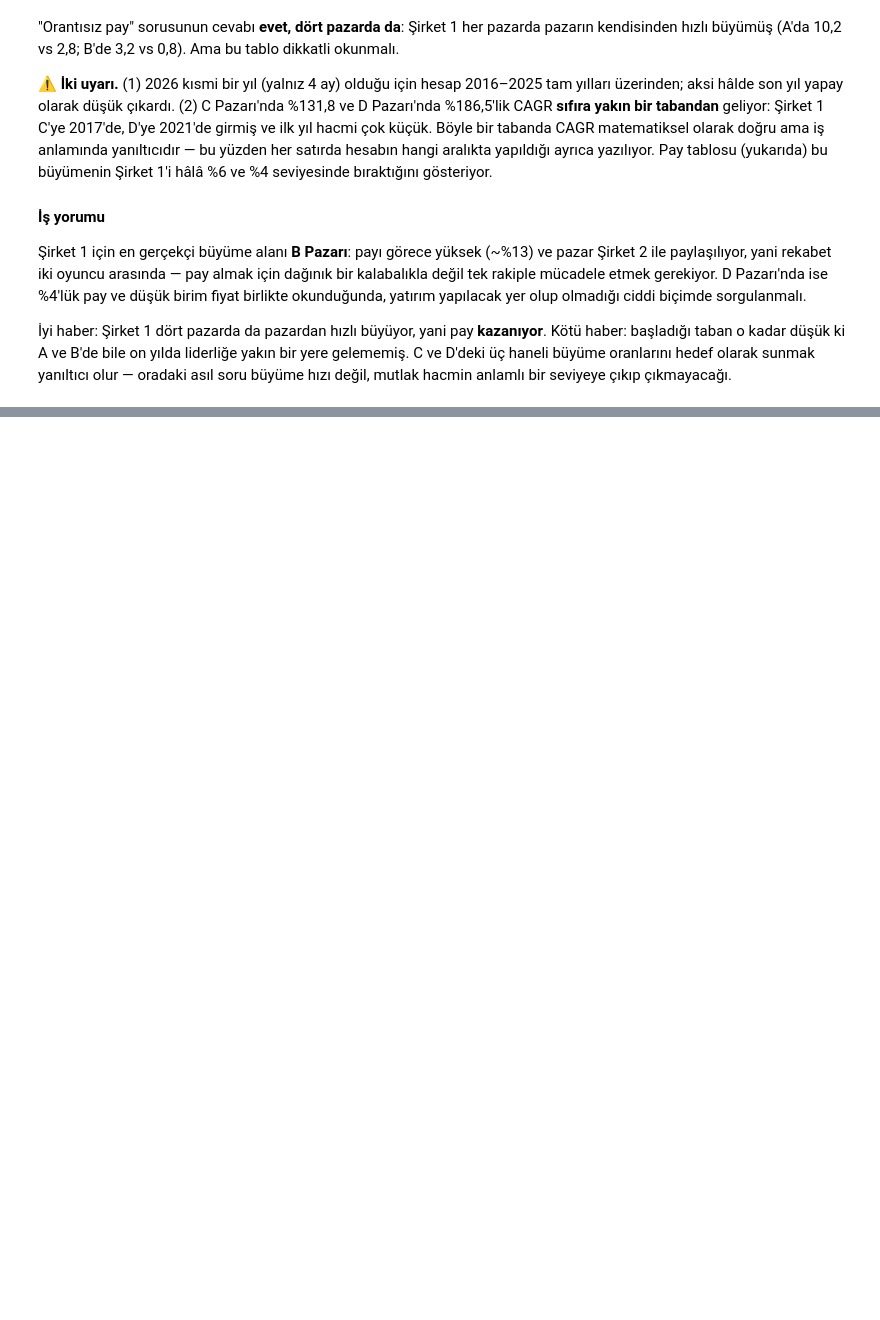
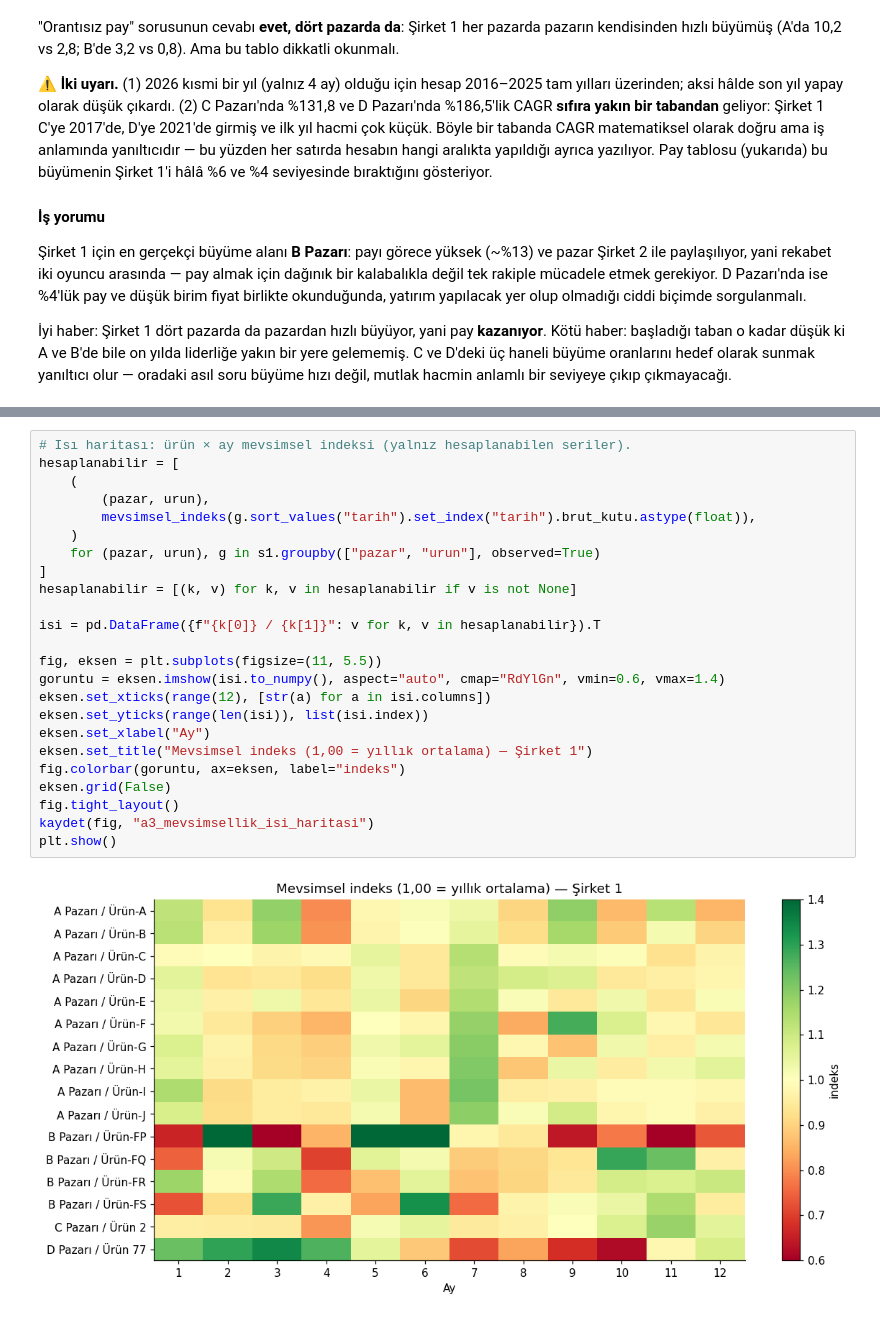
Before and after one commit to berkincetin/rag-demo, a Jupyter notebook: notebooks/analiz.ipynb, the cells around one changed output, grey strips where cells are left out. Drawn from its saved outputs; the diff is of its cells as text; blank space fills up the shorter version.

```diff
--- a/notebooks/analiz.ipynb
+++ b/notebooks/analiz.ipynb
@@ -398,0 +462,26 @@ seviyeye çıkıp çıkmayacağı.
+# %%
+# Isı haritası: ürün × ay mevsimsel indeksi (yalnız hesaplanabilen seriler).
+hesaplanabilir = [
+    (
+        (pazar, urun),
+        mevsimsel_indeks(g.sort_values("tarih").set_index("tarih").brut_kutu.astype(float)),
+    )
+    for (pazar, urun), g in s1.groupby(["pazar", "urun"], observed=True)
+]
+hesaplanabilir = [(k, v) for k, v in hesaplanabilir if v is not None]
+
+isi = pd.DataFrame({f"{k[0]} / {k[1]}": v for k, v in hesaplanabilir}).T
+
+fig, eksen = plt.subplots(figsize=(11, 5.5))
+goruntu = eksen.imshow(isi.to_numpy(), aspect="auto", cmap="RdYlGn", vmin=0.6, vmax=1.4)
+eksen.set_xticks(range(12), [str(a) for a in isi.columns])
+eksen.set_yticks(range(len(isi)), list(isi.index))
+eksen.set_xlabel("Ay")
+eksen.set_title("Mevsimsel indeks (1,00 = yıllık ortalama) — Şirket 1")
+fig.colorbar(goruntu, ax=eksen, label="indeks")
+eksen.grid(False)
+fig.tight_layout()
+kaydet(fig, "a3_mevsimsellik_isi_haritasi")
+plt.show()
+# %% [output]
+[figure, added]
```
Also changed, not shown: parts of 9 cells of this notebook, 2 other files.
